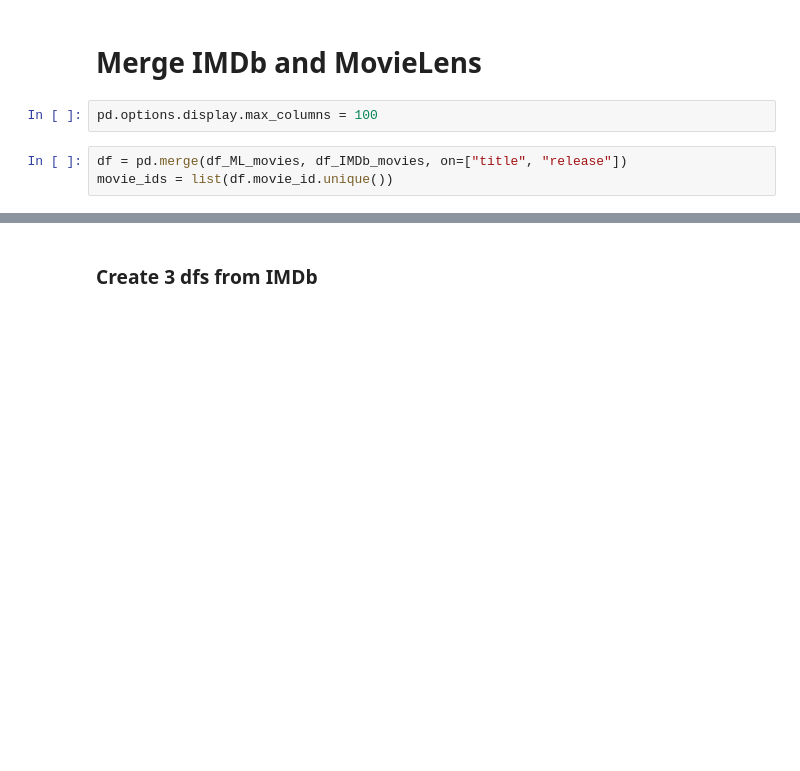
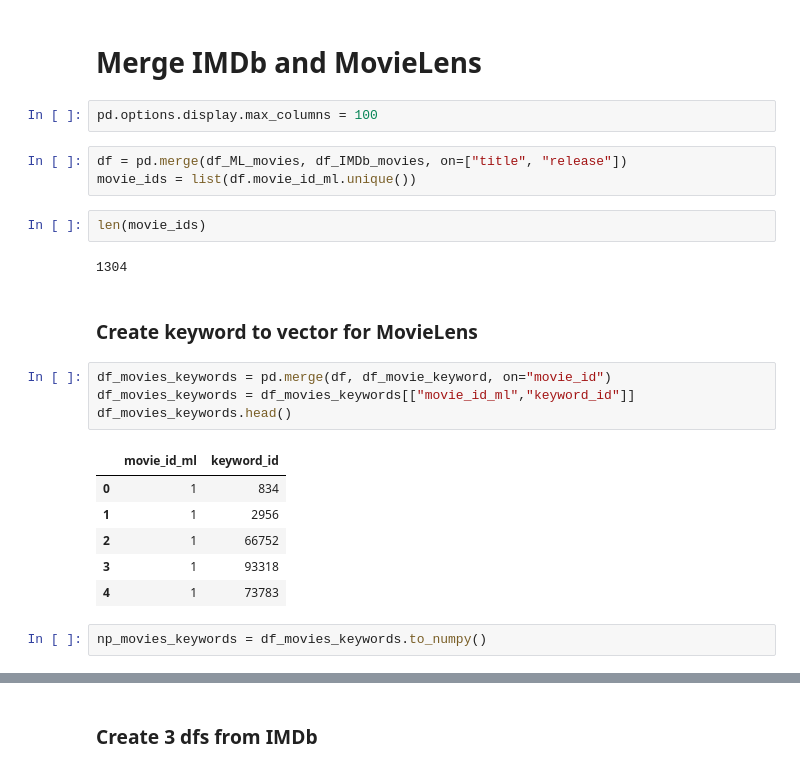
Before and after one commit to Movinder/movielens-imdb-exploration, a Jupyter notebook: data_analysis.ipynb, the cells around one changed output, grey strips where cells are left out. Drawn from its saved outputs; the diff is of its cells as text; blank space fills up the shorter version.

```diff
--- a/data_analysis.ipynb
+++ b/data_analysis.ipynb
@@ -435,4 +440,23 @@ dtype: object
 pd.options.display.max_columns = 100
 # %%
 df = pd.merge(df_ML_movies, df_IMDb_movies, on=["title", "release"])
-movie_ids = list(df.movie_id.unique())
+movie_ids = list(df.movie_id_ml.unique())
+# %%
+len(movie_ids)
+# %% [output]
+1304
+# %% [markdown]
+### Create keyword to vector for MovieLens
+# %%
+df_movies_keywords = pd.merge(df, df_movie_keyword, on="movie_id")
+df_movies_keywords = df_movies_keywords[["movie_id_ml","keyword_id"]]
+df_movies_keywords.head()
+# %% [output]
+|  | movie_id_ml | keyword_id |
+| 0 | 1 | 834 |
+| 1 | 1 | 2956 |
+| 2 | 1 | 66752 |
+| 3 | 1 | 93318 |
+| 4 | 1 | 73783 |
+# %%
+np_movies_keywords = df_movies_keywords.to_numpy()
```
Also changed, not shown: parts of 20 cells of this notebook.
